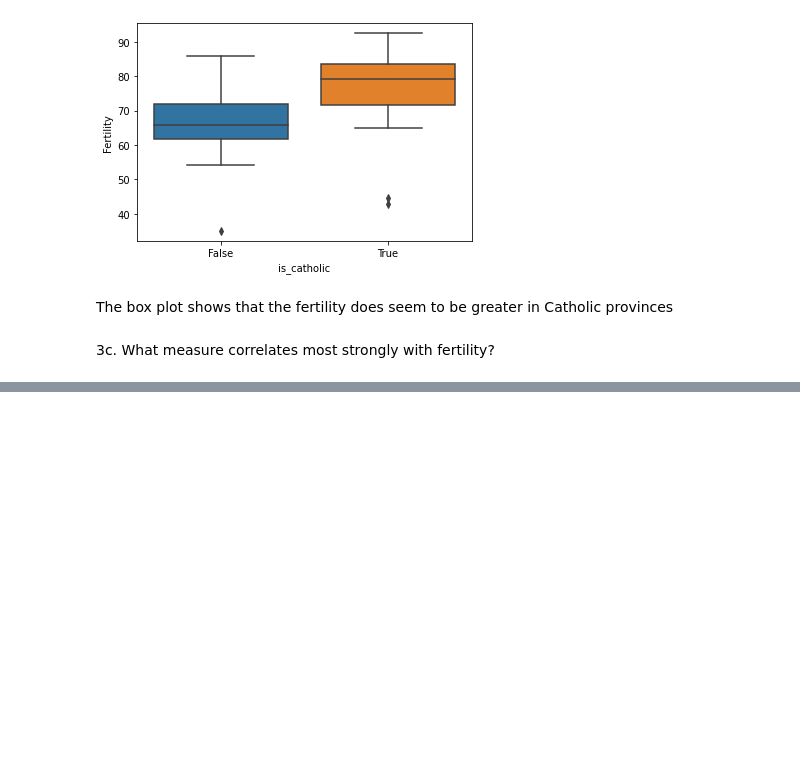
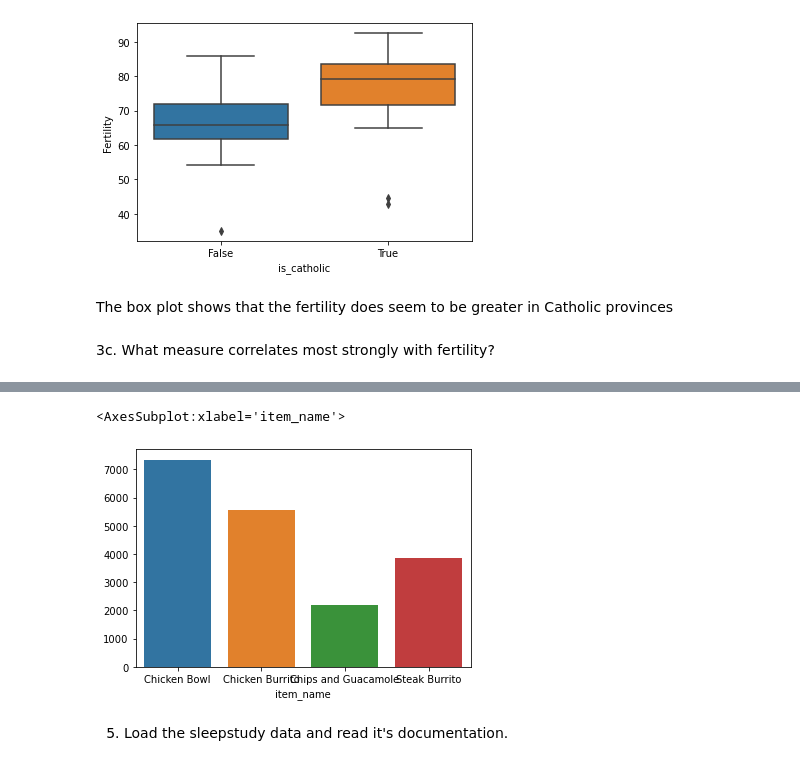
Before and after one commit to jesse-d-marder/numpy-pandas-visualization-exercises, a Jupyter notebook: seaborn_exercises.ipynb, the cells around one changed output, grey strips where cells are left out. Saved outputs shown, nothing was run; the diff lists cells and outputs as text; code cells hidden in the pictures; blank space fills up the shorter version.

```diff
--- a/seaborn_exercises.ipynb
+++ b/seaborn_exercises.ipynb
@@ -198,0 +227,8 @@ Use seaborn to create a line chart of all the individual subject's reaction time
+# %%
+# Using seaborn
+sns.barplot(x=most_popular_revenue.index, y = most_popular_revenue.array)
+# %% [output]
+<AxesSubplot:xlabel='item_name'>
+[figure, added]
+# %% [markdown]
+5. Load the sleepstudy data and read it's documentation.
```
Also changed, not shown: parts of 18 cells of this notebook, 1 other file.
